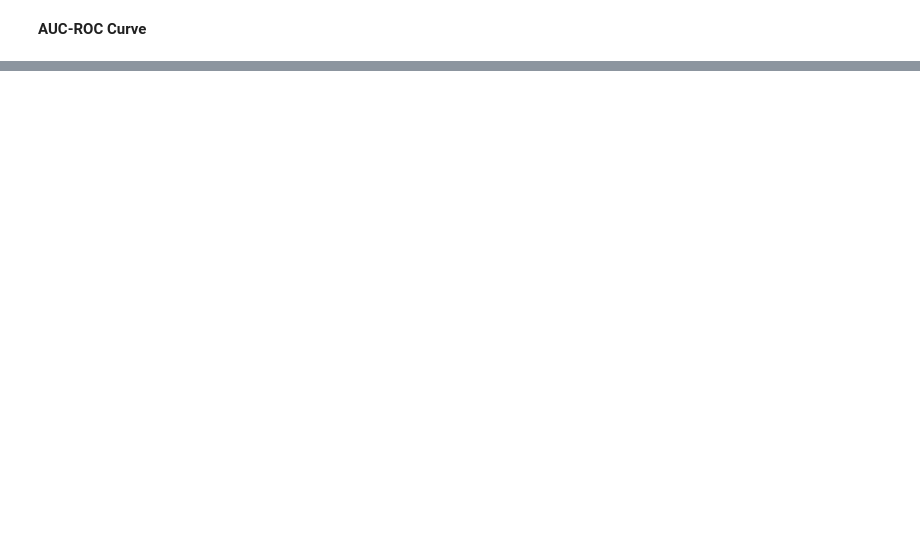
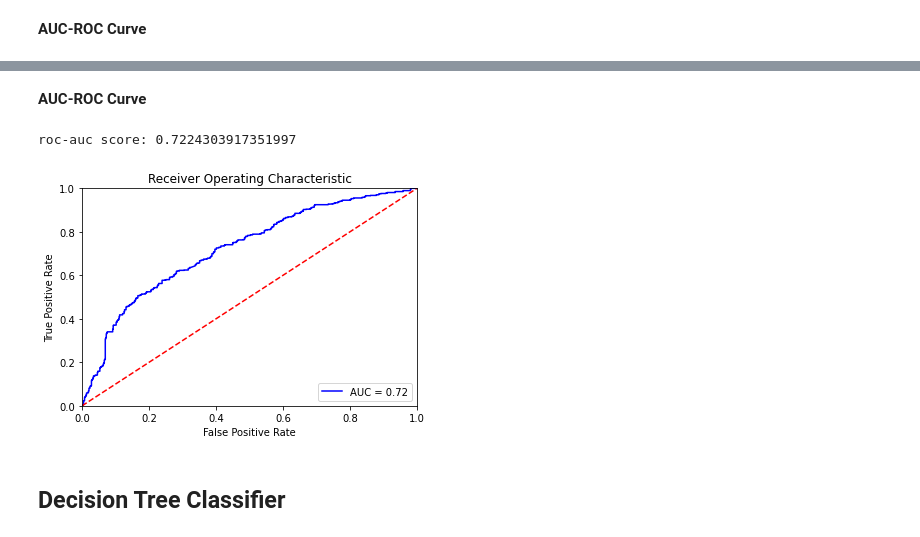
Before and after one commit to Swapnil-417/Cardiovascular-Risk-Prediction, a Jupyter notebook: Cardiovascular_Risk_Prediction_Capstone_Project.ipynb, the cells around one changed output, grey strips where cells are left out. Saved outputs shown, nothing was run; the diff lists cells and outputs as text; code cells hidden in the pictures; blank space fills up the shorter version.

```diff
--- a/Cardiovascular_Risk_Prediction_Capstone_Project.ipynb
+++ b/Cardiovascular_Risk_Prediction_Capstone_Project.ipynb
@@ -731,0 +747,3 @@ roc-auc score: 0.7663914484688137
+# %%
+# Predicted Probability
+test_proba_svc = svc_optimal_model.predict_proba(X_test)[:,1]
@@ -731,0 +774,9 @@ roc-auc score: 0.7663914484688137
+# %% [markdown]
+**AUC-ROC Curve**
+# %%
+plot_roc_curve(y_test, test_proba_svc)
+# %% [output]
+roc-auc score: 0.7224303917351997
+[figure, added]
+# %% [markdown]
+## **Decision Tree Classifier**
```
Also changed, not shown: parts of 28 cells of this notebook.
